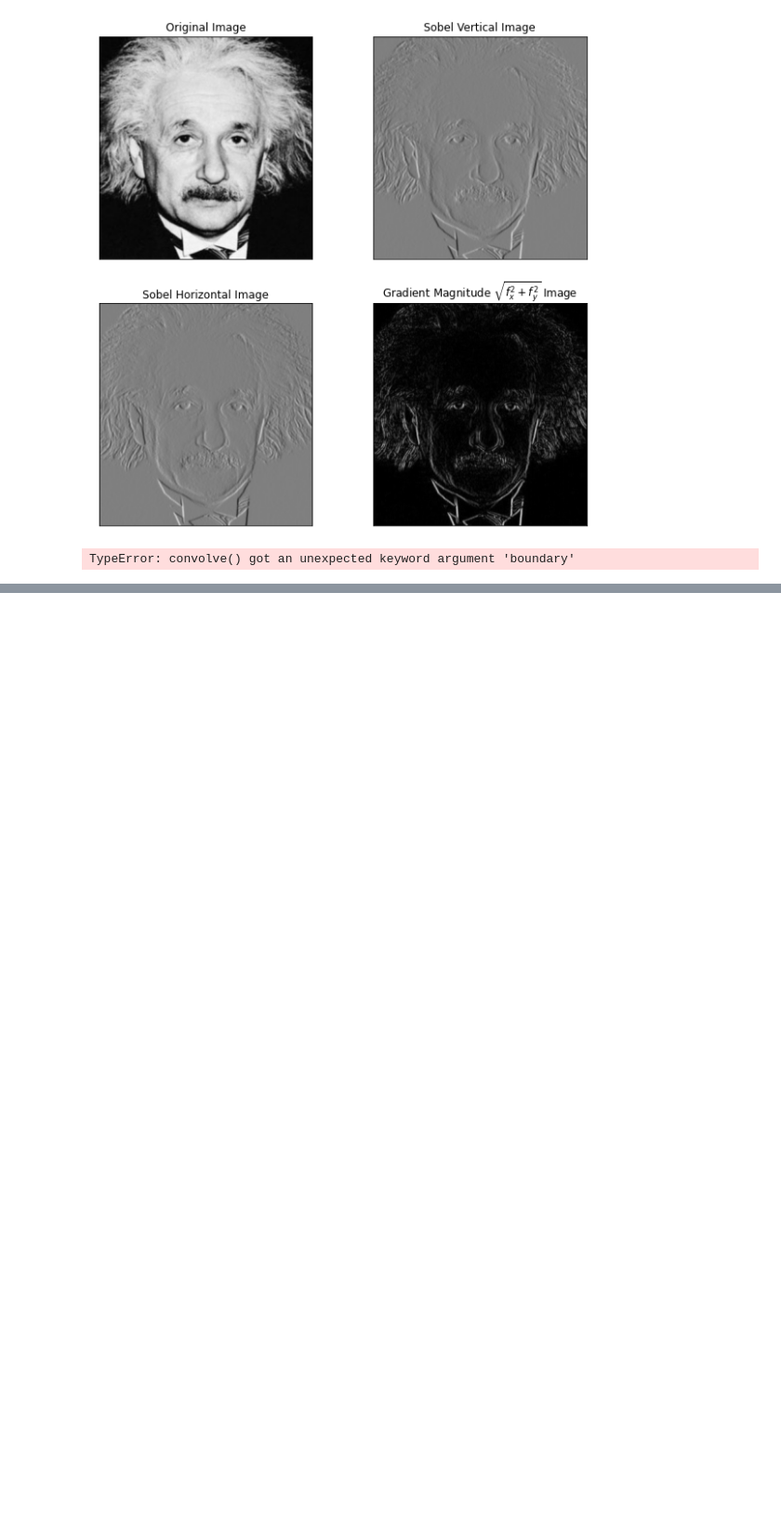
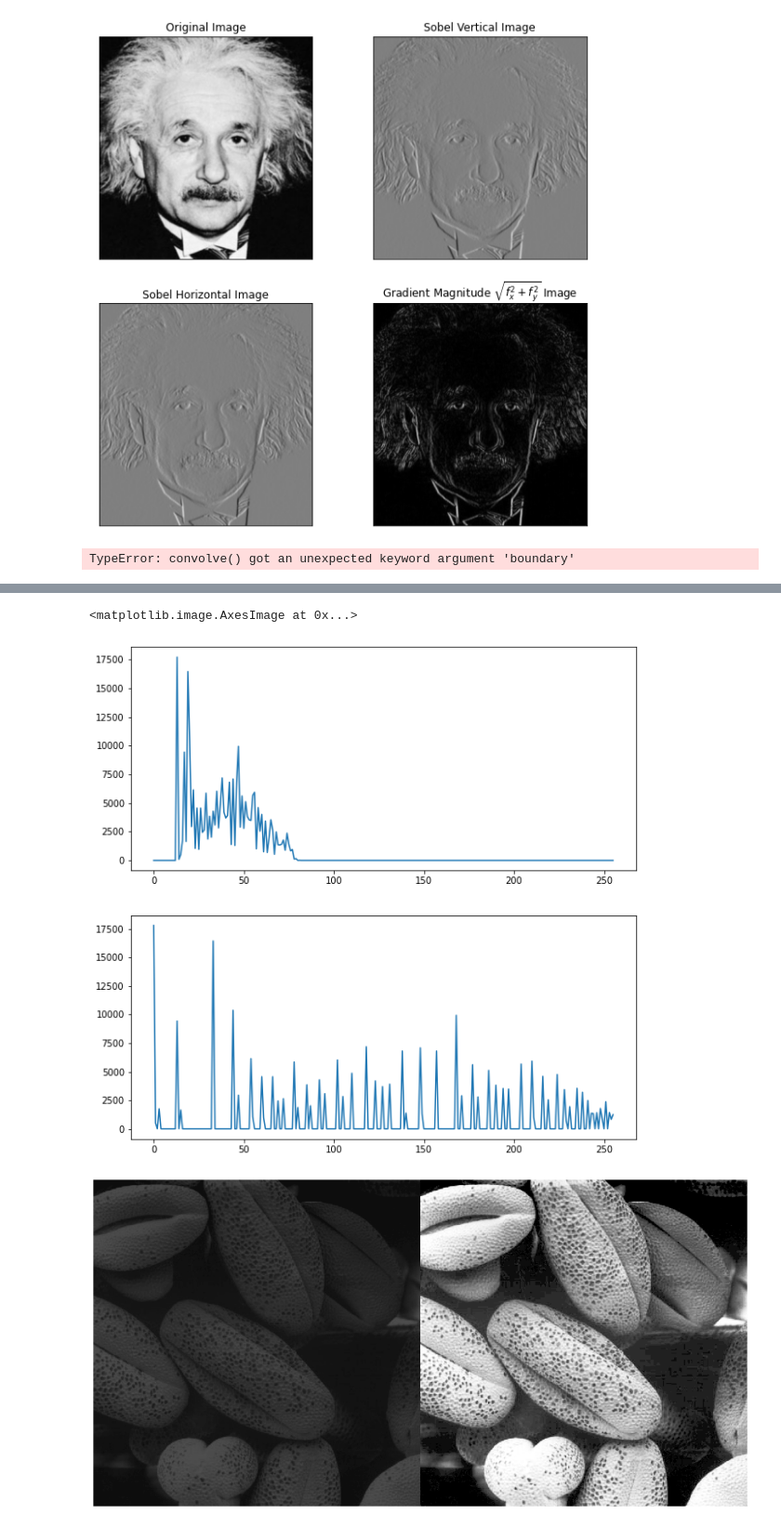
Before and after one commit to RaviduHM99/EN2550-Fundamentals-of-Image-Processing-and-Machine-Vision, a Jupyter notebook: Assignments/Assignment 1/190399L.ipynb, the cells around one changed output, grey strips where cells are left out. Shown at 93% size. Saved outputs shown, nothing was run; the diff lists cells and outputs as text; code cells hidden in the pictures; blank space fills up the shorter version.

```diff
--- a/Assignments/Assignment 1/190399L.ipynb
+++ b/Assignments/Assignment 1/190399L.ipynb
@@ -309,0 +288,21 @@ cv2.destroyAllWindows()
+# %%
+f = cv.imread(r'shells.png', cv . IMREAD_GRAYSCALE)
+assert f is not None
+
+
+hist_f = cv.calcHist([f], [0], None, [256], [0,256])
+g = cv.equalizeHist(f)
+hist_g = cv.calcHist([g], [0], None, [256], [0,256])
+
+fig, ax = plt.subplots(2,1, figsize=(10,10))
+ax[0].plot(hist_f)
+ax[1].plot(hist_g)
+
+fig, ax = plt.subplots(figsize=(20,20))
+combined_images = np.hstack((f, g))
+plt.axis('off')
+plt.imshow(combined_images , cmap='gray')
+# %% [output]
+<matplotlib.image.AxesImage at 0x...>
+[figure, added]
+[figure, added]
```
Also changed, not shown: parts of 5 cells of this notebook.
